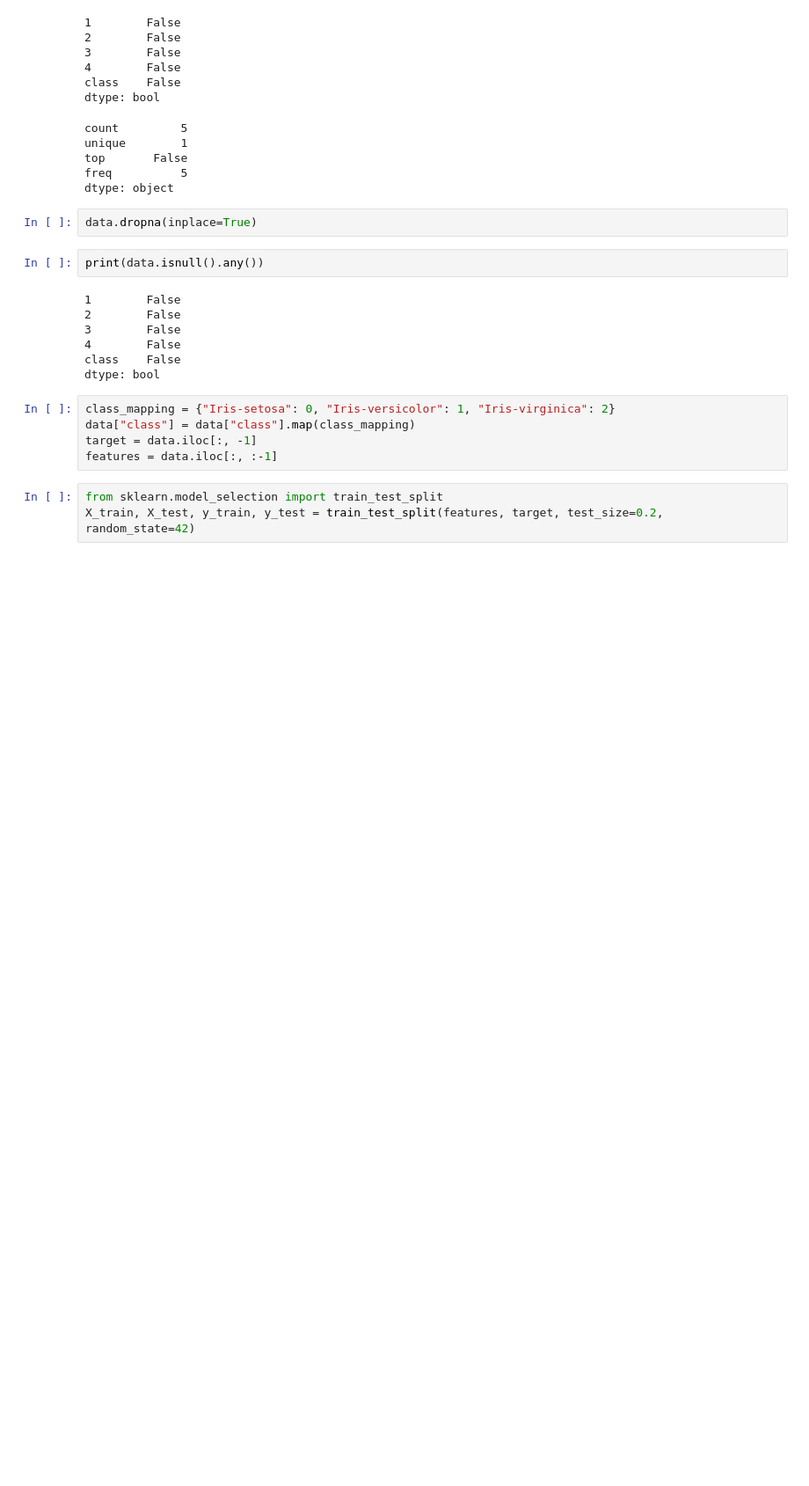
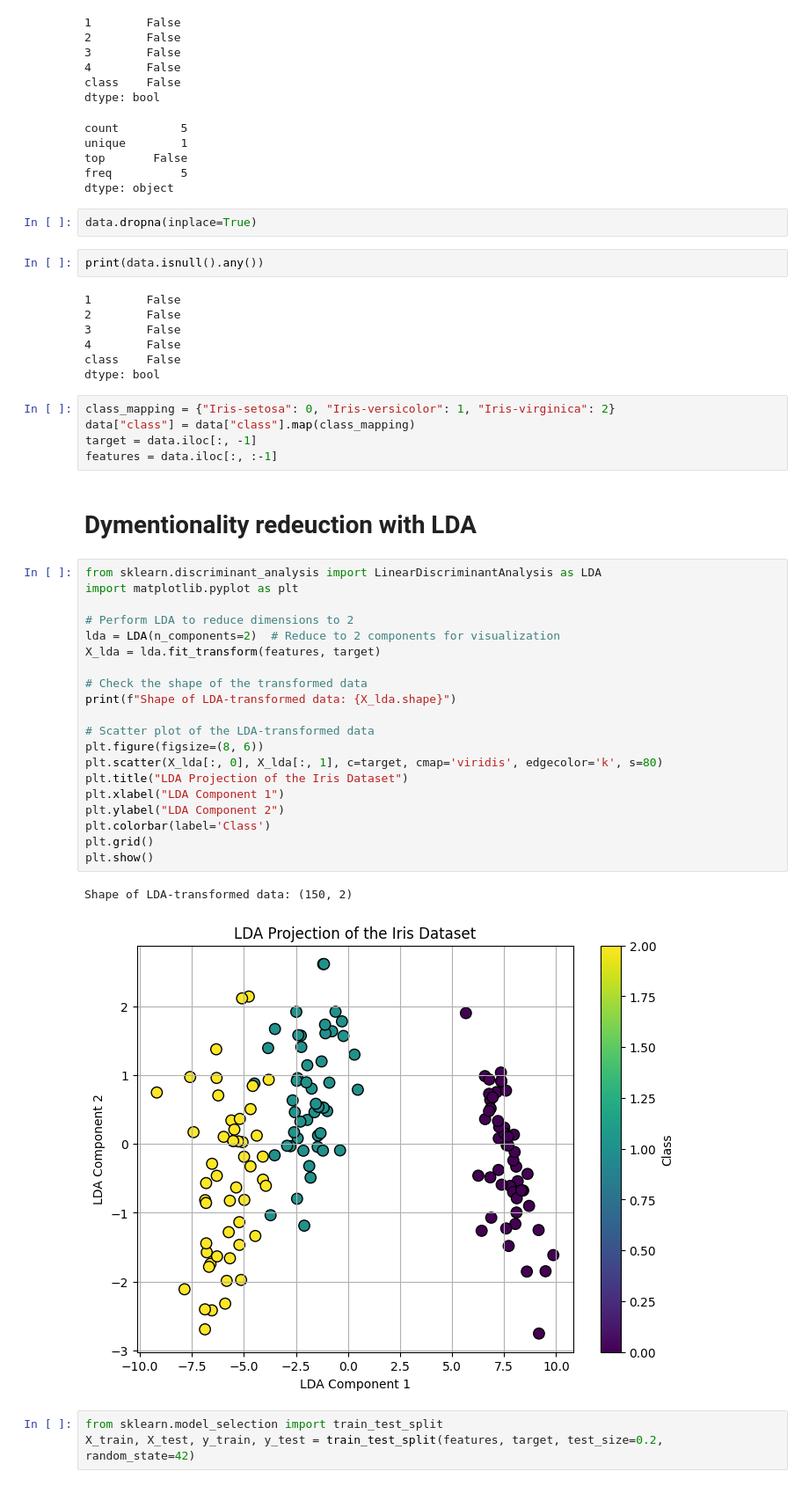
Before and after one commit to maxim-mat/DS-training, a Jupyter notebook: פרק 3 - סיווג/classification_practical_training.ipynb, the cells around one changed output. Shown: that part at 88% size. Cells and saved outputs as stored; diff of their text form; blank space fills up the shorter version.

```diff
--- a/פרק 3 - סיווג/classification_practical_training.ipynb
+++ b/פרק 3 - סיווג/classification_practical_training.ipynb
@@ -77,6 +77,31 @@ class_mapping = {"Iris-setosa": 0, "Iris-versicolor": 1, "Iris-virginica": 2}
 data["class"] = data["class"].map(class_mapping)
 target = data.iloc[:, -1]
 features = data.iloc[:, :-1]
+# %% [markdown]
+# Dymentionality redeuction with LDA
+# %%
+from sklearn.discriminant_analysis import LinearDiscriminantAnalysis as LDA
+import matplotlib.pyplot as plt
+
+# Perform LDA to reduce dimensions to 2
+lda = LDA(n_components=2)  # Reduce to 2 components for visualization
+X_lda = lda.fit_transform(features, target)
+
+# Check the shape of the transformed data
+print(f"Shape of LDA-transformed data: {X_lda.shape}")
+
+# Scatter plot of the LDA-transformed data
+plt.figure(figsize=(8, 6))
+plt.scatter(X_lda[:, 0], X_lda[:, 1], c=target, cmap='viridis', edgecolor='k', s=80)
+plt.title("LDA Projection of the Iris Dataset")
+plt.xlabel("LDA Component 1")
+plt.ylabel("LDA Component 2")
+plt.colorbar(label='Class')
+plt.grid()
+plt.show()
+# %% [output]
+Shape of LDA-transformed data: (150, 2)
+[figure, added]
 # %%
 from sklearn.model_selection import train_test_split
 X_train, X_test, y_train, y_test = train_test_split(features, target, test_size=0.2, random_state=42)
```
Also changed, not shown: parts of 2 cells of this notebook.
